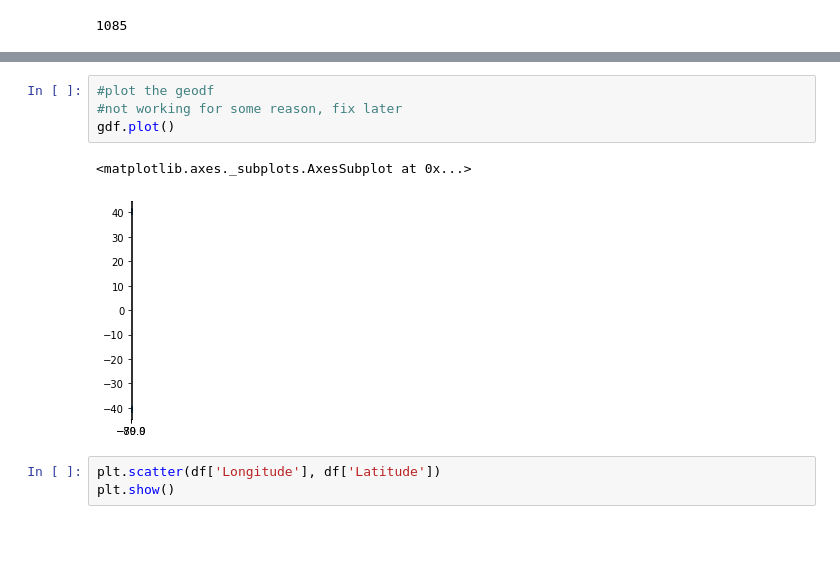
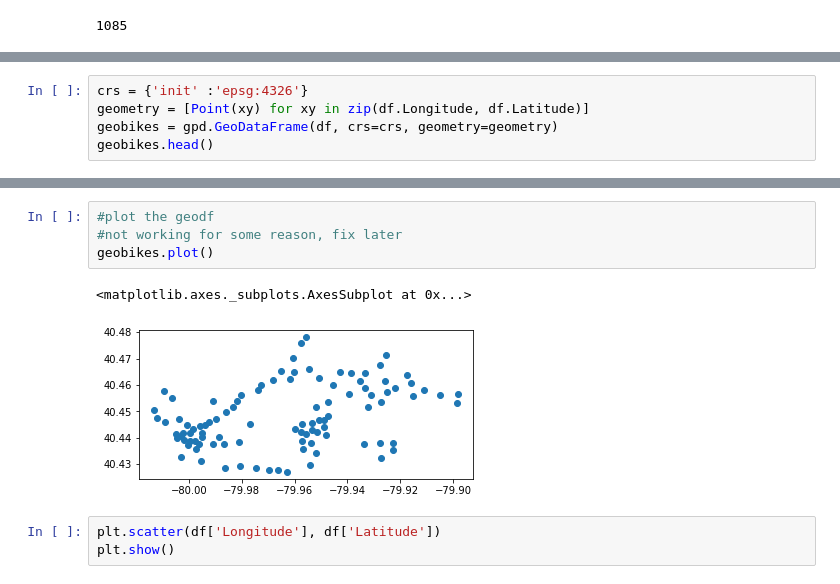
Before and after one commit to katelyn98/HealthyRide-Mapping, a Jupyter notebook: MapLocationStation.ipynb, the cells around one changed output, grey strips where cells are left out. Drawn from its saved outputs; the diff is of its cells as text; blank space fills up the shorter version.

```diff
--- a/MapLocationStation.ipynb
+++ b/MapLocationStation.ipynb
@@ -47,0 +36,5 @@ gdf.head()
+# %%
+crs = {'init' :'epsg:4326'}
+geometry = [Point(xy) for xy in zip(df.Longitude, df.Latitude)]
+geobikes = gpd.GeoDataFrame(df, crs=crs, geometry=geometry)
+geobikes.head()
@@ -48,10 +48,10 @@ gdf.head()
 # %%
 #plot the geodf
 #not working for some reason, fix later
-gdf.plot()
+geobikes.plot()
 # %% [output]
 <matplotlib.axes._subplots.AxesSubplot at 0x...>
-[figure, old version]
+[figure, new version]
 # %%
 plt.scatter(df['Longitude'], df['Latitude'])
 plt.show()
```
Also changed, not shown: parts of 3 cells of this notebook, 2 other files.
